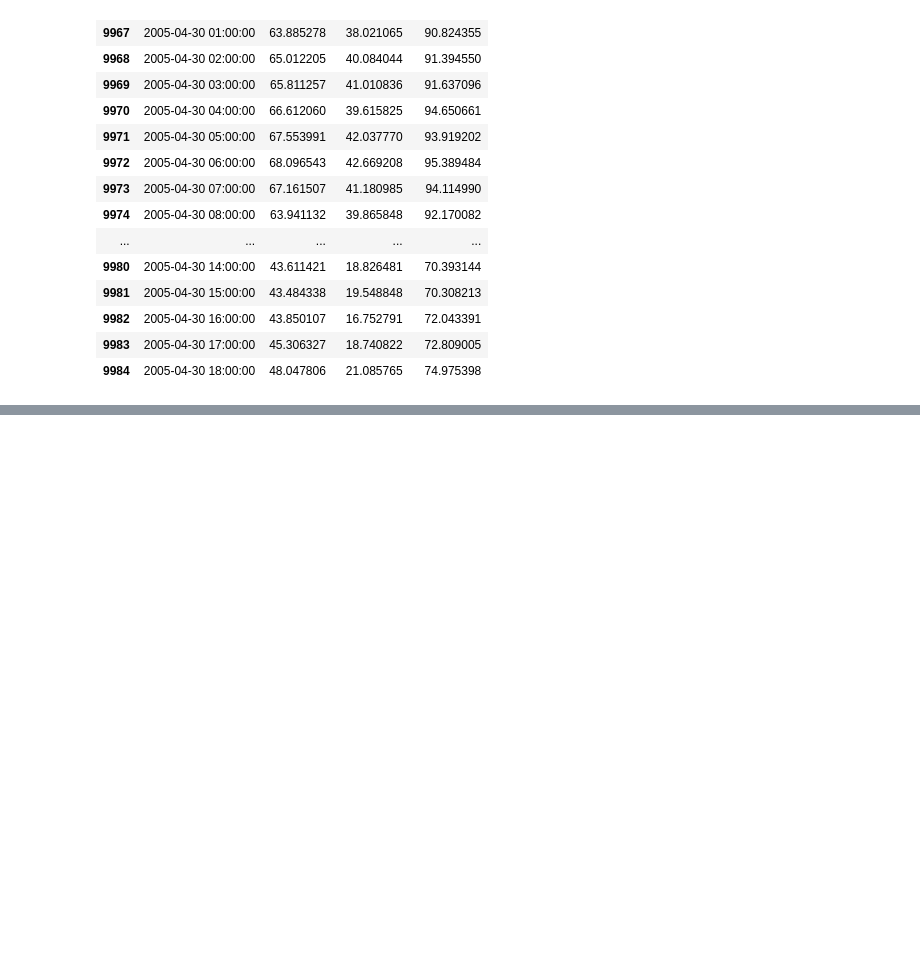
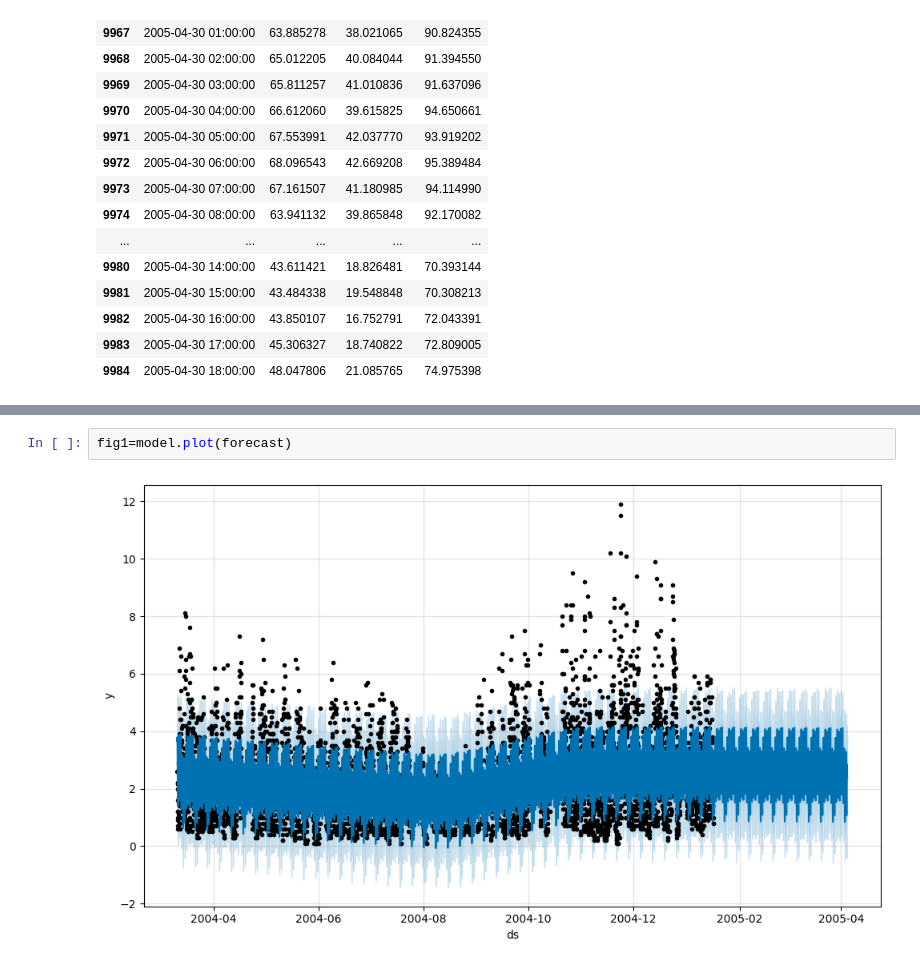
Before and after one commit to dwivediprashant/AIR_QUALITY_INDEX_PROJECT, a Jupyter notebook: airQualityIndex.ipynb, the cells around one changed output, grey strips where cells are left out. Saved outputs shown, nothing was run; the diff lists cells and outputs as text; blank space fills up the shorter version.

```diff
--- a/airQualityIndex.ipynb
+++ b/airQualityIndex.ipynb
@@ -581,0 +709,4 @@ now we can see [from above table] that our model is predicted for future dates a
+# %%
+fig1=model.plot(forecast)
+# %% [output]
+[figure, added]
```
Also changed, not shown: parts of 24 cells of this notebook.
